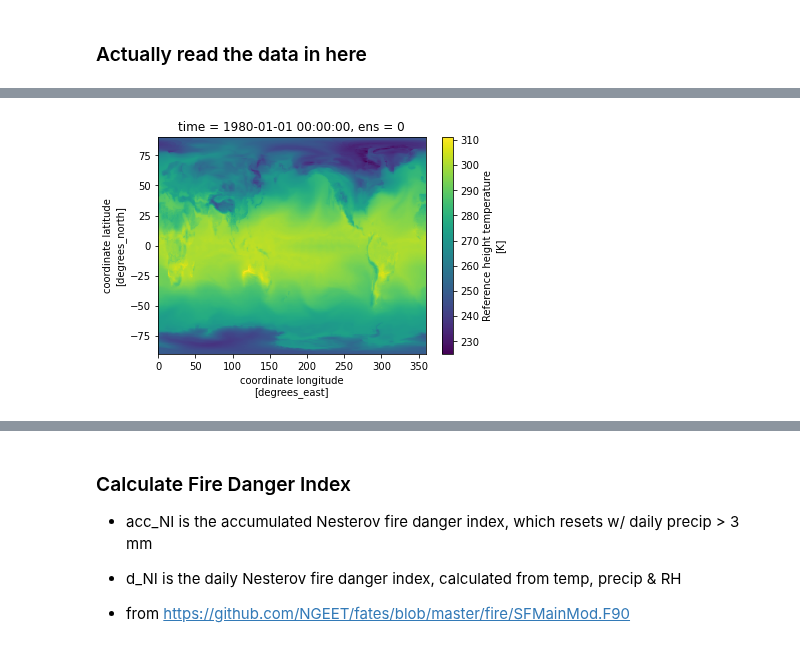
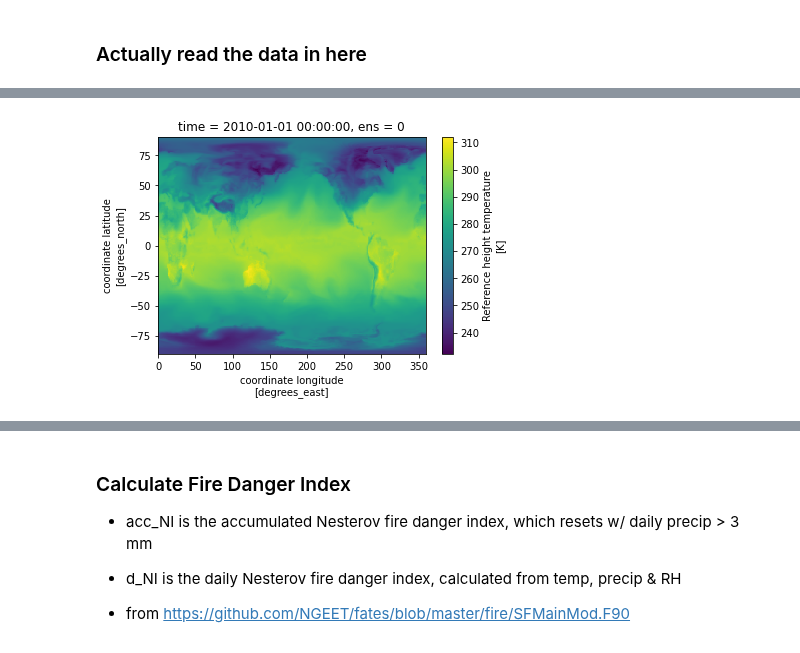
Before and after one commit to wwieder/cesm-lens, a Jupyter notebook: notebooks/lens2_FireRisk.ipynb, the cells around one changed output, grey strips where cells are left out. Saved outputs shown, nothing was run; the diff lists cells and outputs as text; code cells hidden in the pictures.

Commit message:
updates to daily code for fire risk calculations

```diff
--- a/notebooks/lens2_FireRisk.ipynb
+++ b/notebooks/lens2_FireRisk.ipynb
@@ -129,9 +109,14 @@ def all_files(model,field,firstyear, component,nens):
     if model == 'CESM1':
         files = [get_file(ee,'CESM1',field,component,0) for ee in range(nens)]
     else:
-        yrs = [*np.arange(firstyear,2009,10),2010]
+        if firstyear <= 2014:
+            yrs = [*np.arange(firstyear,2009,10),2010]
+        if firstyear > 2014:
+            yrs = [*np.arange((firstyear),2094,10),2095]
+
         files = [[get_file(ee,'CESM2',field,component,yr) for yr in yrs]
                  for ee in range(nens)]
+        #print(files)
     return files
 # %%
 def get_daily(model,fields,firstyear, component,nens):
@@ -152,16 +137,18 @@ def get_daily(model,fields,firstyear, component,nens):
             # instantiate ds
             if model=='CESM2':
                 # LENS2 is split by decade, take only 1 copy of landfrac,area, etc.
-                ds = xr.open_mfdataset(files[0],combine='by_coords',parallel=True)
-                tmp = xr.open_dataset(files[0][0])
+                # add chunks for time
+                ds = xr.open_mfdataset(files[0],combine='by_coords',
+                                       parallel=True,chunks={'time':500})
+                tmp = xr.open_dataset(files[0][0],chunks={'time':500})
                 for thisvar in tmp.data_vars:
                     if 'time' not in tmp[thisvar].coords:
                         ds[thisvar]=tmp[thisvar]
             else:
-                ds = xr.open_dataset(files[0])
+                ds = xr.open_dataset(files[0],chunks={'time':500})
 
         tmp = xr.open_mfdataset(files,combine='nested',parallel=True,
-                                concat_dim=concat_dim[model])
+                                concat_dim=concat_dim[model],chunks={'time':500})
         ds[field] = tmp[field]
 
     if component == 'lnd':
@@ -169,9 +156,9 @@ def get_daily(model,fields,firstyear, component,nens):
         ds['landarea'].name = 'landarea'
         ds['landarea'].attrs['units'] = 'km2'
 
-    nmonths = len(ds.time)
+    ndays = len(ds.time)
     yr0 = ds['time.year'][0].values
-    ds['time'] =xr.cftime_range(str(yr0),periods=nmonths,freq='MS')
+    ds['time'] =xr.cftime_range(str(yr0),periods=ndays,freq='D')
     ix = ds['time.year']>=firstyear
 
     with dask.config.set(**{'array.slicing.split_large_chunks': False}):
@@ -206,15 +178,18 @@ ccc = matplotlib.colors.ListedColormap(ccc/256)
 
 lnd_vars = ['RAIN','SNOW']
 model = 'CESM2'
-firstyear = 1980
+fyHIST = 2010
+fySSP  = 2095
 component = 'lnd'
-nens = 4  # read in 10 ensemble members for now
-ds = get_daily(model,lnd_vars,firstyear, component,nens)
+nens = 5  # read in 10 ensemble members for now
+ds = get_daily(model,lnd_vars,fyHIST, component,nens)
+dsSSP = get_daily(model,lnd_vars,fySSP, component,nens)
 #print(ds)
 
 atm_vars = ['TREFHT','RHREFHT']
 component = 'atm'
-ds_atm = get_daily(model,atm_vars,firstyear, component,nens)
+ds_atm = get_daily(model,atm_vars,fyHIST, component,nens)
+ds_atmSSP = get_daily(model,atm_vars,fySSP, component,nens)
 
 #ds_atm['TREFHT','RHREFHT']
 # %% [output]
@@ -223,9 +198,15 @@ Wall time: 8 s
 # %%
 #force coordinate variables to match
 ds_atm['lat'] = ds['lat']
 ds_atm['lon'] = ds['lon']
 ds[atm_vars[0]] = ds_atm[atm_vars[0]]
 ds[atm_vars[1]] = ds_atm[atm_vars[1]]
+
+ds_atmSSP['lat'] = dsSSP['lat']
+ds_atmSSP['lon'] = dsSSP['lon']
+dsSSP[atm_vars[0]] = ds_atmSSP[atm_vars[0]]
+dsSSP[atm_vars[1]] = ds_atmSSP[atm_vars[1]]
+
 ds[atm_vars[0]].isel(ens=0,time=0).plot();
 # %% [output]
-[figure, old version]
+[figure, new version]
```
Also changed, not shown: parts of 21 cells of this notebook.
